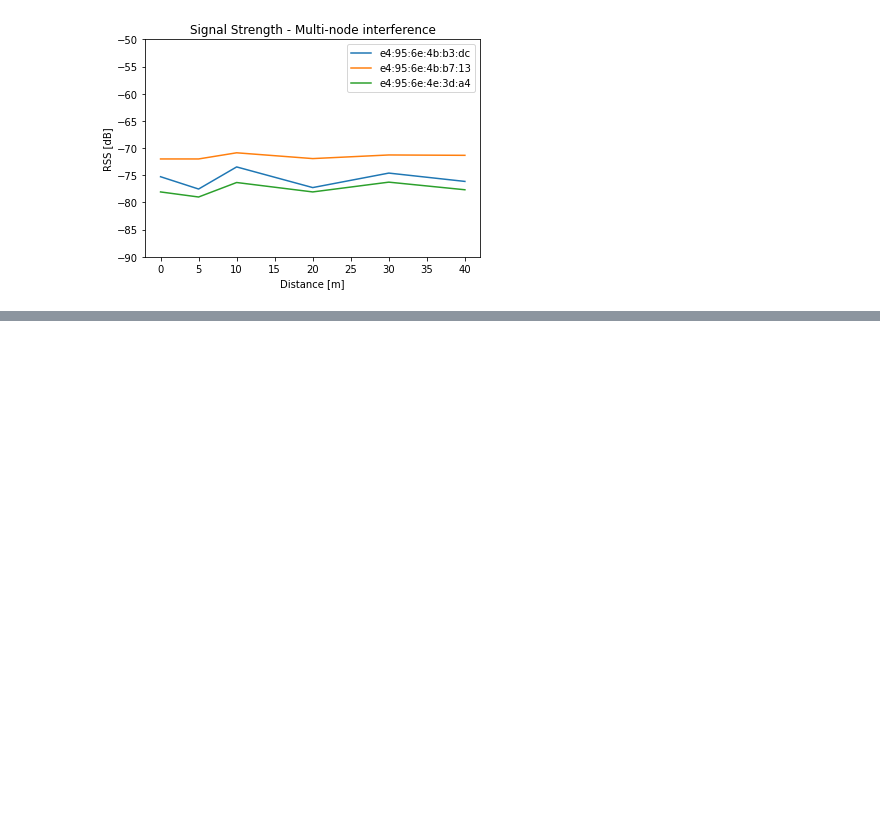
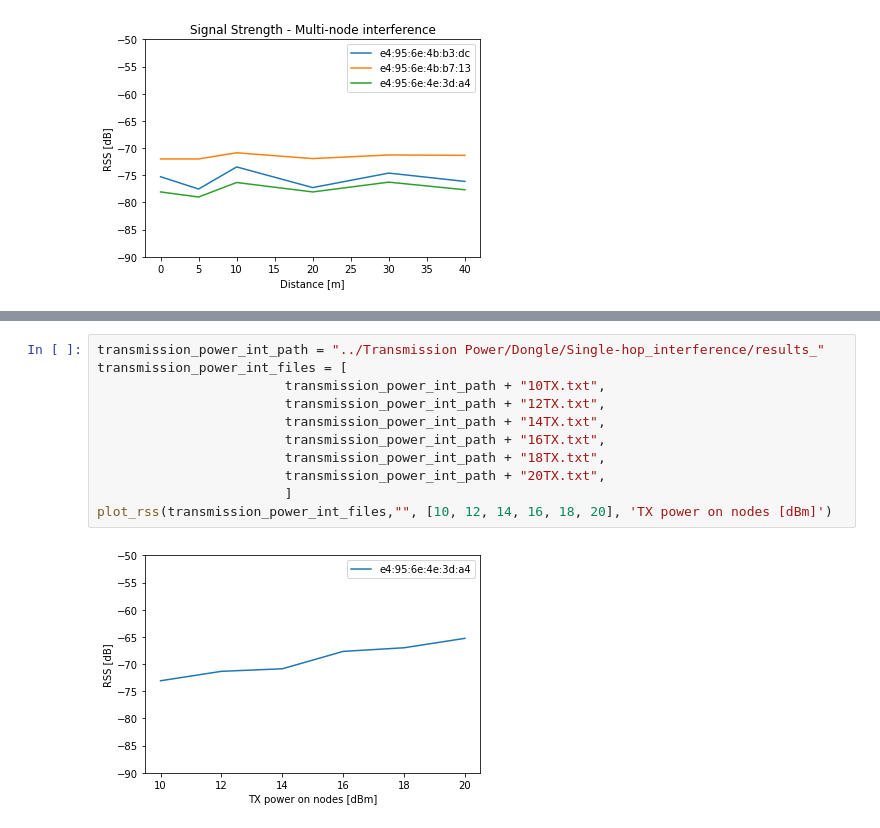
Before and after one commit to k00ziex/MastersThesis_FANETs_Fall_2022, a Jupyter notebook: Data_processing/Data_Visualization.ipynb, the cells around one changed output, grey strips where cells are left out. Drawn from its saved outputs; the diff is of its cells as text; blank space fills up the shorter version.

```diff
--- a/Data_processing/Data_Visualization.ipynb
+++ b/Data_processing/Data_Visualization.ipynb
@@ -963,0 +1046,13 @@ for filename, filename_multi, title in zip(mesh_config_result_files, mesh_config
+# %%
+transmission_power_int_path = "../Transmission Power/Dongle/Single-hop_interference/results_"
+transmission_power_int_files = [
+                        transmission_power_int_path + "10TX.txt",
+                        transmission_power_int_path + "12TX.txt",
+                        transmission_power_int_path + "14TX.txt",
+                        transmission_power_int_path + "16TX.txt",
+                        transmission_power_int_path + "18TX.txt",
+                        transmission_power_int_path + "20TX.txt",
+                        ]
+plot_rss(transmission_power_int_files,"", [10, 12, 14, 16, 18, 20], 'TX power on nodes [dBm]')
+# %% [output]
+[figure, added]
```
Also changed, not shown: parts of 7 cells of this notebook.
